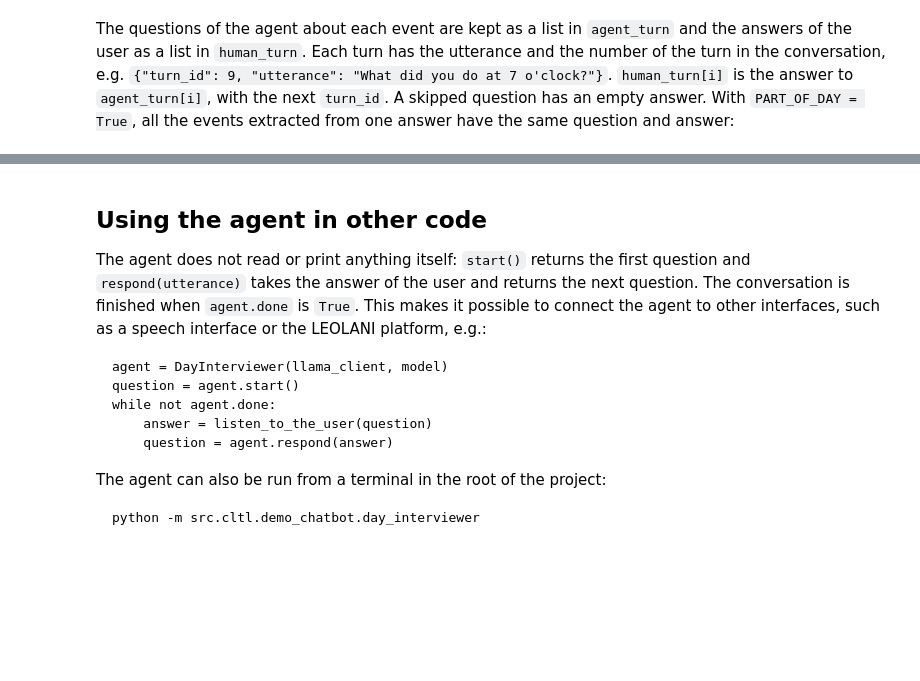
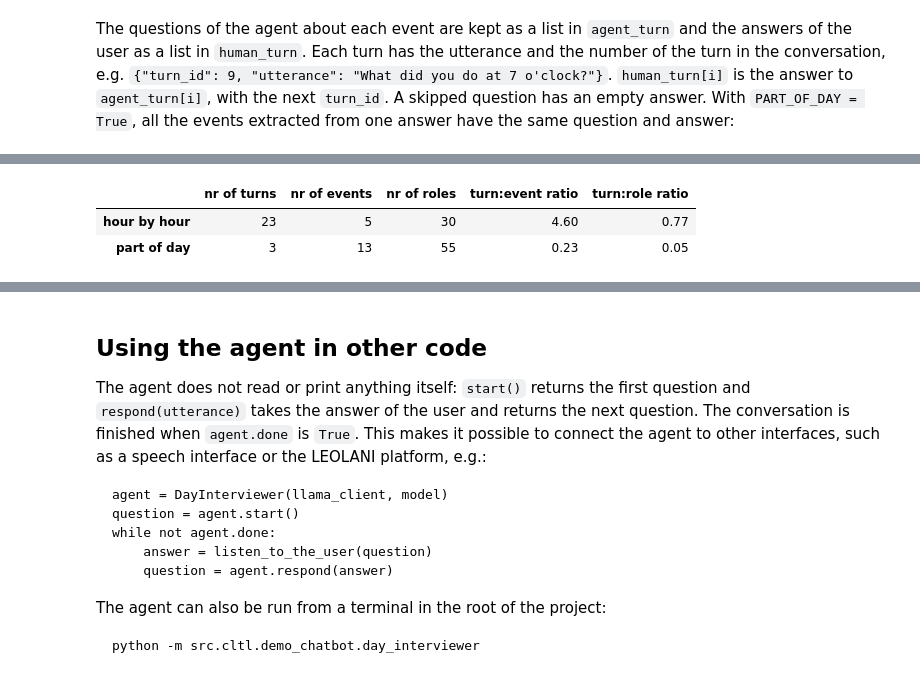
Before and after one commit to cltl/ma-communicative-robots, a Jupyter notebook: src/cltl/demo_chatbot/day_interviewer.ipynb, the cells around one changed output, grey strips where cells are left out. Cells and saved outputs as stored; diff of their text form; code cells hidden in the pictures; blank space fills up the shorter version.

```diff
--- a/src/cltl/demo_chatbot/day_interviewer.ipynb
+++ b/src/cltl/demo_chatbot/day_interviewer.ipynb
@@ -156,0 +157,6 @@ The day is saved in /Users/piek/Desktop/Combot2026/ma-communicative-robots/data/
+# %%
+days = {}
+for mode, path in day_files.items():
+    print(f"The {mode} day is saved in", path)
+    with open(path) as json_file:
+        days[mode] = json.load(json_file)
@@ -223,0 +260,25 @@ print(json.dumps(day["event1"], indent=2, ensure_ascii=False))
+# %%
+def get_nr_of_turns(day):
+    """The number of different answers of the user about the events of the day."""
+    return len({turn["turn_id"] for event in get_events(day).values() for turn in get_turns(event, "human_turn")})
+
+statistics = {mode: get_day_statistics(day) for mode, day in days.items()}
+
+overview = {}
+for mode, day in days.items():
+    nr_of_turns = get_nr_of_turns(day)
+    nr_of_events = statistics[mode]["nr_of_events"]
+    nr_of_roles = statistics[mode]["nr_of_roles"]
+    overview[mode] = {
+        "nr of turns": nr_of_turns,
+        "nr of events": nr_of_events,
+        "nr of roles": nr_of_roles,
+        "turn:event ratio": round(nr_of_turns / nr_of_events, 2) if nr_of_events else None,
+        "turn:role ratio": round(nr_of_turns / nr_of_roles, 2) if nr_of_roles else None,
+    }
+# one row per interview, so that the counts stay integers and the ratios decimals
+pd.DataFrame.from_dict(overview, orient="index")
+# %% [output]
+|  | nr of turns | nr of events | nr of roles | turn:event ratio | turn:role ratio |
+| hour by hour | 23 | 5 | 30 | 4.60 | 0.77 |
+| part of day | 3 | 13 | 55 | 0.23 | 0.05 |
```
Also changed, not shown: parts of 32 cells of this notebook, 1 other file.
